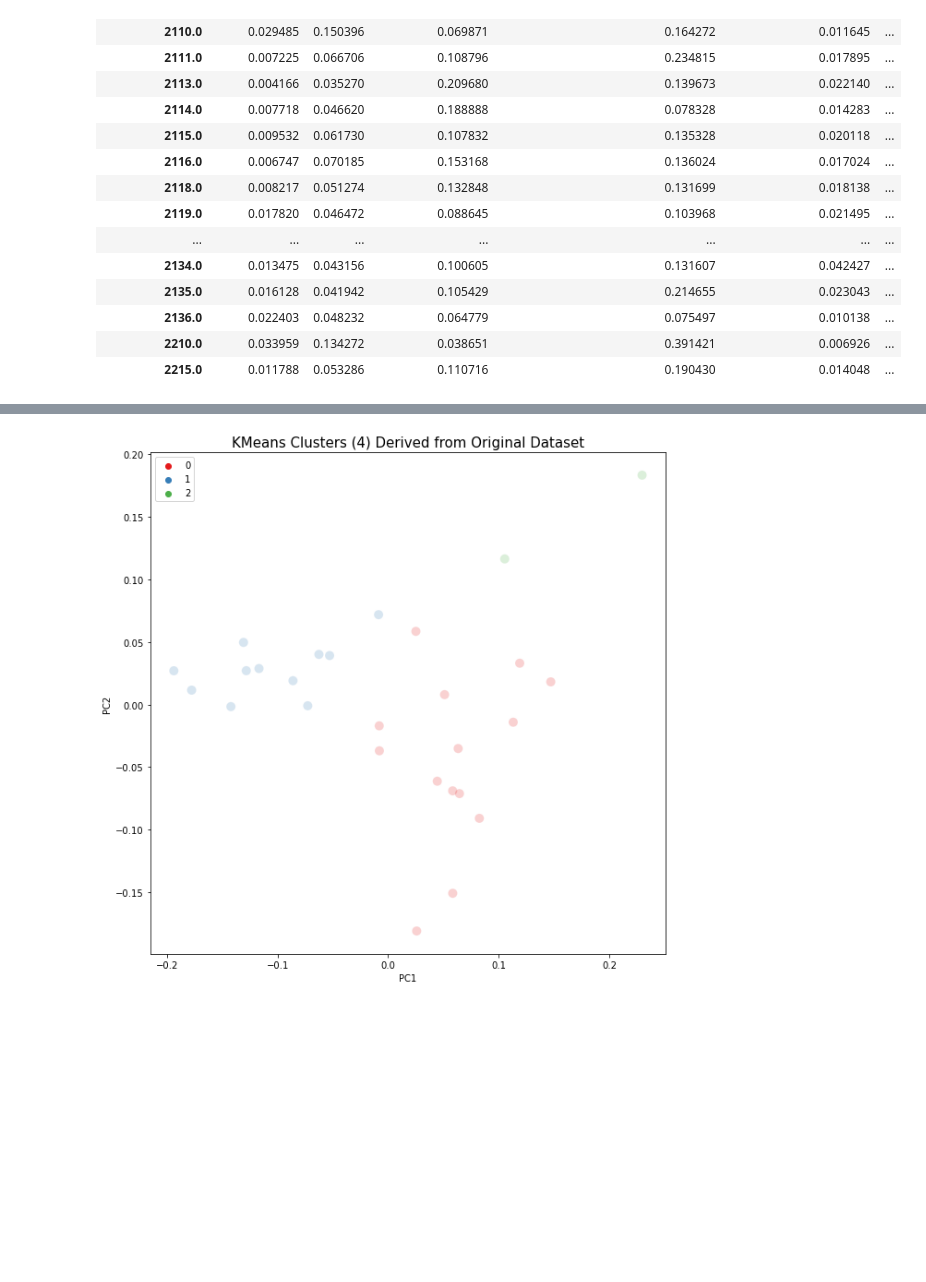
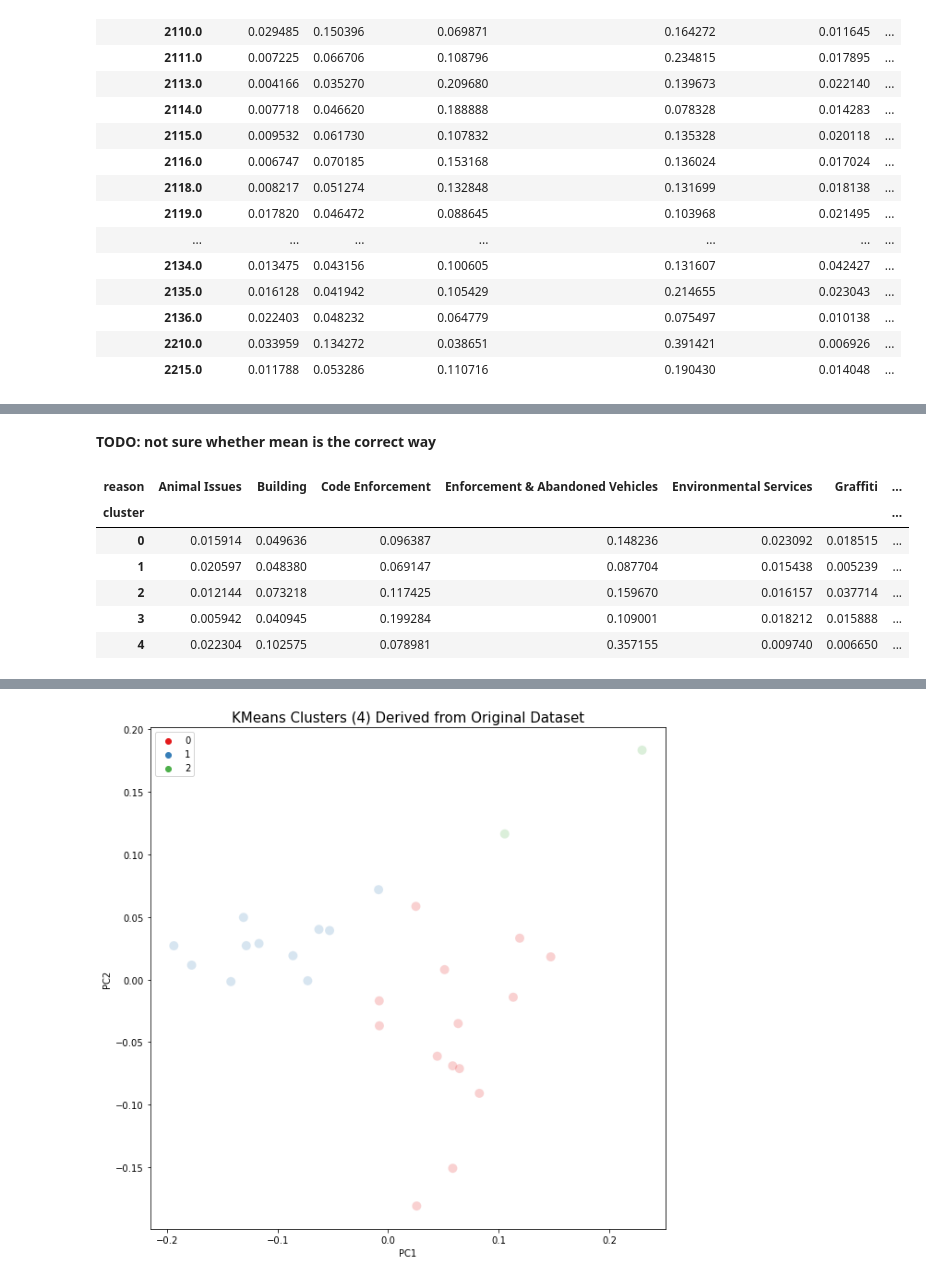
Before and after one commit to cicattzo/analytics-edge-project, a Jupyter notebook: clustering.ipynb, the cells around one changed output, grey strips where cells are left out. Cells and saved outputs as stored; diff of their text form; code cells hidden in the pictures; blank space fills up the shorter version.

```diff
--- a/clustering.ipynb
+++ b/clustering.ipynb
@@ -184,0 +234,2 @@ print(centroids)
+# %% [markdown]
+<b> TODO: not sure whether mean is the correct way </b>
@@ -184,0 +238,10 @@ print(centroids)
+# %%
+df_cluster
+# %% [output]
+| reason | Animal Issues | Building | Code Enforcement | Enforcement & Abandoned Vehicles | Environmental Services | Graffiti | ... |
+| cluster |  |  |  |  |  |  | ... |
+| 0 | 0.015914 | 0.049636 | 0.096387 | 0.148236 | 0.023092 | 0.018515 | ... |
+| 1 | 0.020597 | 0.048380 | 0.069147 | 0.087704 | 0.015438 | 0.005239 | ... |
+| 2 | 0.012144 | 0.073218 | 0.117425 | 0.159670 | 0.016157 | 0.037714 | ... |
+| 3 | 0.005942 | 0.040945 | 0.199284 | 0.109001 | 0.018212 | 0.015888 | ... |
+| 4 | 0.022304 | 0.102575 | 0.078981 | 0.357155 | 0.009740 | 0.006650 | ... |
```
Also changed, not shown: parts of 20 cells of this notebook.
